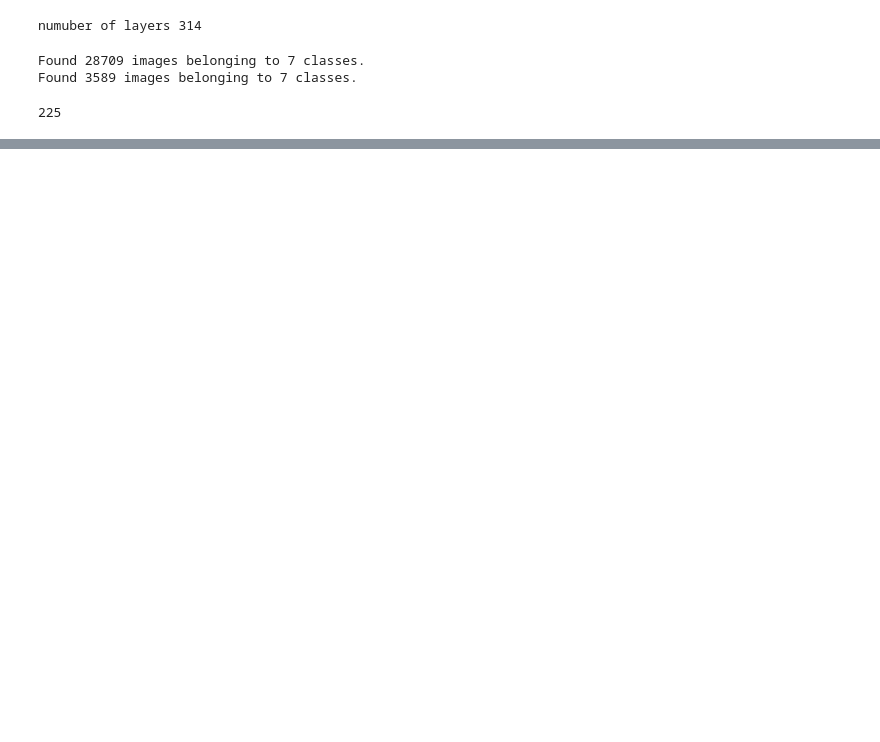
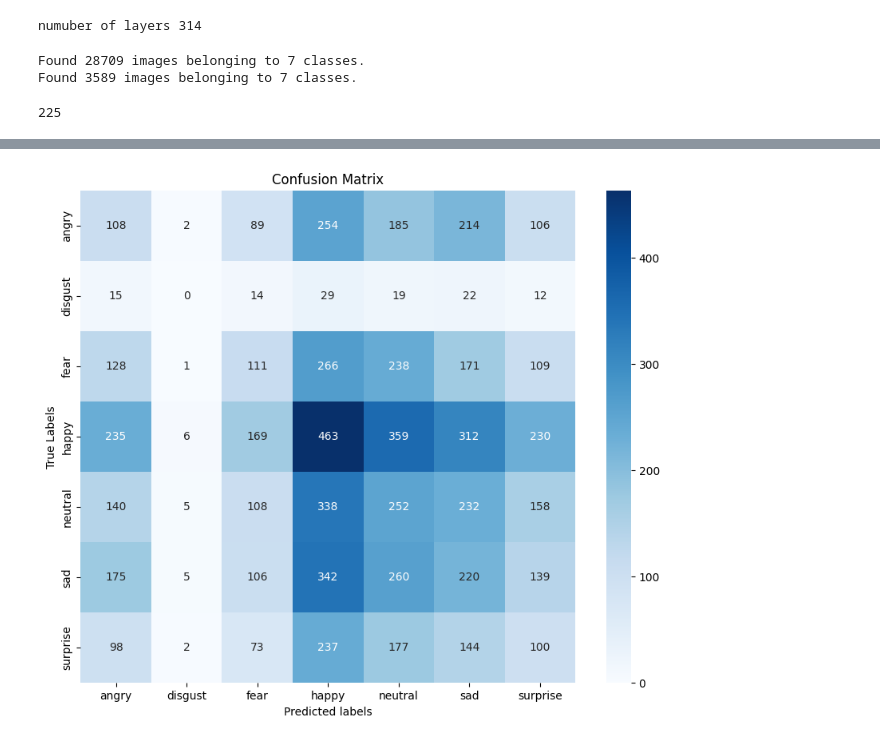
Before and after one commit to maryyeem/facial_emotion_recognition, a Jupyter notebook: models/Inception-v3.ipynb, the cells around one changed output, grey strips where cells are left out. Saved outputs shown, nothing was run; the diff lists cells and outputs as text; code cells hidden in the pictures; blank space fills up the shorter version.

Commit message:
training models

```diff
--- a/models/Inception-v3.ipynb
+++ b/models/Inception-v3.ipynb
@@ -269,7 +269,7 @@ tensorboard_all_layers = TensorBoard(
 	# mode: 	One of {auto, min, max}
 	# min_lr:	Lower bound on the learning rate
 reduce_lr = ReduceLROnPlateau(
-	monitor 	= 'val_acc',
+	monitor 	= 'val_accuracy',
 	factor		= 0.4,
 	patience	= 5,
 	mode 		= 'auto',
@@ -280,7 +280,7 @@ reduce_lr = ReduceLROnPlateau(
 	# patience:		Number of epochs with no improvement after which training will be stopped
 	# mode: 		One of {auto, min, max}
 early_stop = EarlyStopping(
-	monitor 	= 'val_acc',
+	monitor 	= 'val_accuracy',
 	patience 	= 20,
 	mode 		= 'auto')
 
@@ -333,0 +333,3 @@ KeyboardInterrupt:
+# %%
+test_dataset='C:/Users/skywalker/Desktop/Meriem_TAIEB_yasmine_MAHDOUI/facial_emotion_recognition/fer2013/test'
+test_generator=get_datagen(test_dataset)
@@ -333,0 +377,16 @@ KeyboardInterrupt:
+# %%
+#get the true labels
+true_labels=test_generator.classes
+predicted_labels=model.predict(test_generator).argmax(axis=-1)
+
+#confusion matrix
+cm=confusion_matrix(true_labels,predicted_labels)
+
+plt.figure(figsize=(10,8))
+sns.heatmap(cm,annot=True,fmt='d',cmap='Blues',xticklabels=test_generator.class_indices.keys(),yticklabels=test_generator.class_indices.keys())
+plt.xlabel('Predicted labels')
+plt.ylabel('True Labels')
+plt.title("Confusion Matrix")
+
+plt.show()
+# %% [output]
@@ -333,0 +394 @@ KeyboardInterrupt:
+[figure, added]
```
Also changed, not shown: parts of 6 cells of this notebook, 1 other file.
